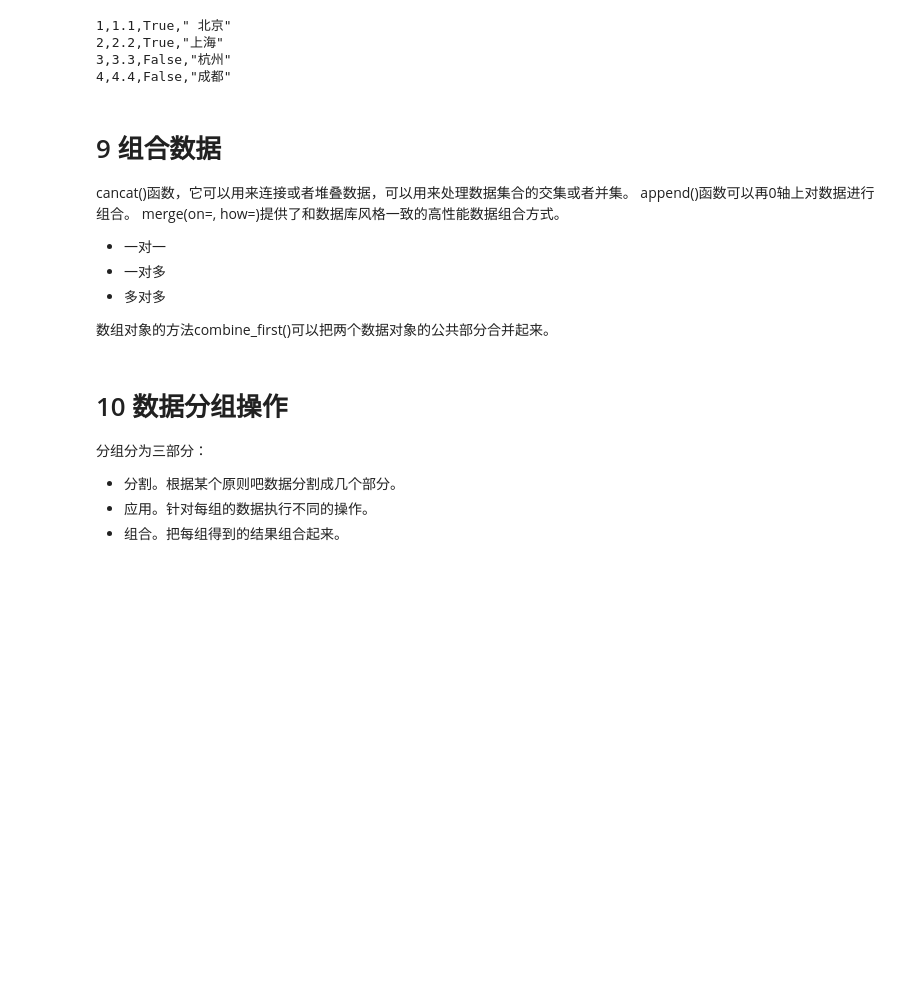
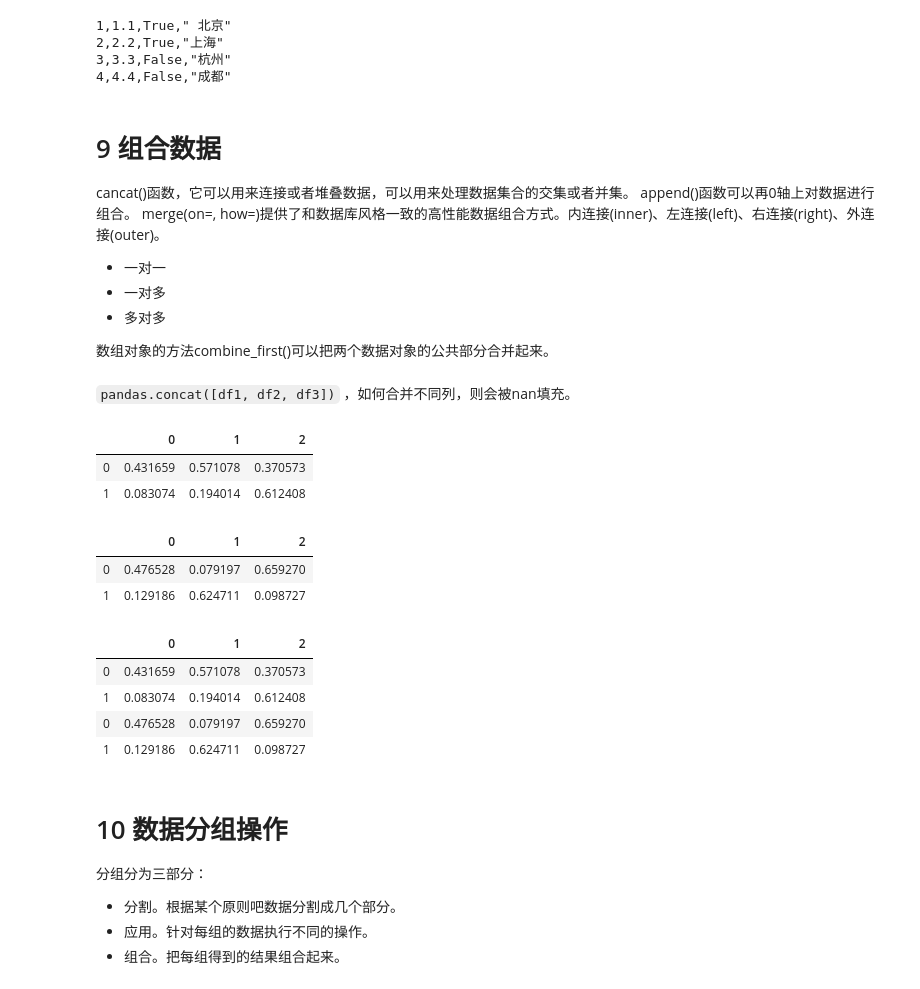
Before and after one commit to shilinlee/blog, a Jupyter notebook: scientific_computing_library/pandas/pandas7-11.ipynb, the cells around one changed output. Saved outputs shown, nothing was run; the diff lists cells and outputs as text; code cells hidden in the pictures; blank space fills up the shorter version.

Commit message:
learn pandas

```diff
--- a/scientific_computing_library/pandas/pandas7-11.ipynb
+++ b/scientific_computing_library/pandas/pandas7-11.ipynb
@@ -91,12 +91,37 @@ df4
 
 cancat()函数，它可以用来连接或者堆叠数据，可以用来处理数据集合的交集或者并集。
 append()函数可以再0轴上对数据进行组合。
-merge(on=, how=)提供了和数据库风格一致的高性能数据组合方式。
+merge(on=, how=)提供了和数据库风格一致的高性能数据组合方式。内连接(inner)、左连接(left)、右连接(right)、外连接(outer)。
   - 一对一
   - 一对多
   - 多对多
 
 数组对象的方法combine_first()可以把两个数据对象的公共部分合并起来。
+# %% [markdown]
+`pandas.concat([df1, df2, df3])` ，如何合并不同列，则会被nan填充。
+# %%
+df1 = pd.DataFrame(np.random.rand(2, 3))
+df1
+# %% [output]
+|  | 0 | 1 | 2 |
+| 0 | 0.431659 | 0.571078 | 0.370573 |
+| 1 | 0.083074 | 0.194014 | 0.612408 |
+# %%
+df2 = pd.DataFrame(np.random.rand(2, 3))
+df2
+# %% [output]
+|  | 0 | 1 | 2 |
+| 0 | 0.476528 | 0.079197 | 0.659270 |
+| 1 | 0.129186 | 0.624711 | 0.098727 |
+# %%
+df = pd.concat([df1, df2])
+df
+# %% [output]
+|  | 0 | 1 | 2 |
+| 0 | 0.431659 | 0.571078 | 0.370573 |
+| 1 | 0.083074 | 0.194014 | 0.612408 |
+| 0 | 0.476528 | 0.079197 | 0.659270 |
+| 1 | 0.129186 | 0.624711 | 0.098727 |
 # %% [markdown]
 # 10 数据分组操作
 
```
Also changed, not shown: 1 other file.
